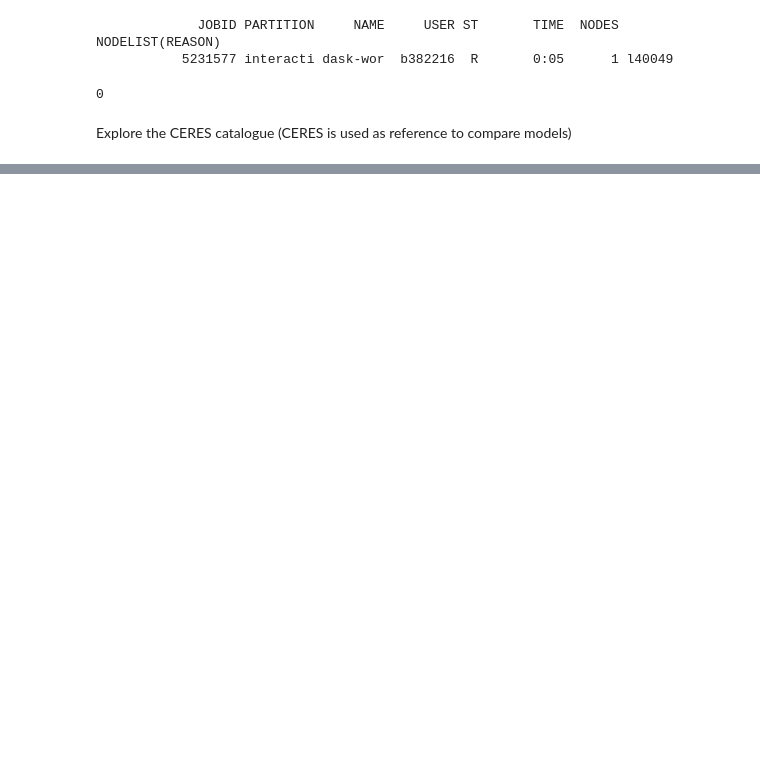
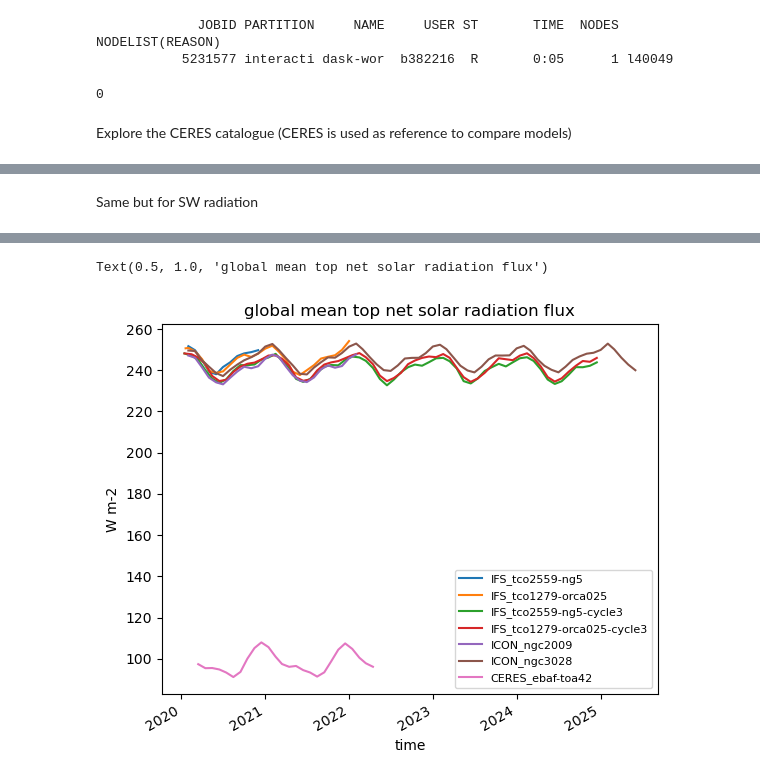
Before and after one commit to DestinE-Climate-DT/AQUA, a Jupyter notebook: diagnostics/basic_stats/olr_toa.ipynb, the cells around one changed output, grey strips where cells are left out. Saved outputs shown, nothing was run; the diff lists cells and outputs as text; code cells hidden in the pictures; blank space fills up the shorter version.

```diff
--- a/diagnostics/basic_stats/olr_toa.ipynb
+++ b/diagnostics/basic_stats/olr_toa.ipynb
@@ -86,0 +114,29 @@ Text(0.5, 1.0, 'global mean top net thermal radiation flux')
+# %% [markdown]
+Same but for SW radiation
+# %%
+model_list = ["IFS", "ICON", "CERES"]
+exp_name = {"IFS": ["tco2559-ng5","tco1279-orca025", "tco2559-ng5-cycle3", "tco1279-orca025-cycle3"], "ICON": ["ngc2009", "ngc3028"], "CERES": ["ebaf-toa42"]}
+source = {"IFS": ["lra-r100-monthly"], "ICON": ["lra-r100-monthly"], "CERES": ["monthly"]}
+
+# sign of flux is opposite in CERES data
+data = {}
+for model in model_list:
+    for exp in exp_name[model]:
+        for src in source[model]:
+            if model=="CERES":
+                reader = Reader(model=model, exp=exp, source=src)
+                data[(model, exp)] = reader.retrieve()["toa_sw_all_mon"]
+                data[(model, exp)] = reader.fldmean(data[(model, exp)][240:266])
+            else:
+                reader = Reader(model=model, exp=exp, source=src)
+                data[(model, exp)] = reader.retrieve()["mtnsrf"]
+                data[(model, exp)]= reader.fldmean(data[(model, exp)])
+
+plt.figure()
+for model in model_list:
+    for exp in exp_name[model]:
+        data[(model, exp)].plot(label=f"{model}_{exp}")
+plt.legend(fontsize=8)
+plt.ylabel("W m-2")
+plt.title("global mean top net solar radiation flux")
+# %% [output]
@@ -86,0 +145,2 @@ Text(0.5, 1.0, 'global mean top net thermal radiation flux')
+Text(0.5, 1.0, 'global mean top net solar radiation flux')
+[figure, added]
```
Also changed, not shown: parts of 8 cells of this notebook.
